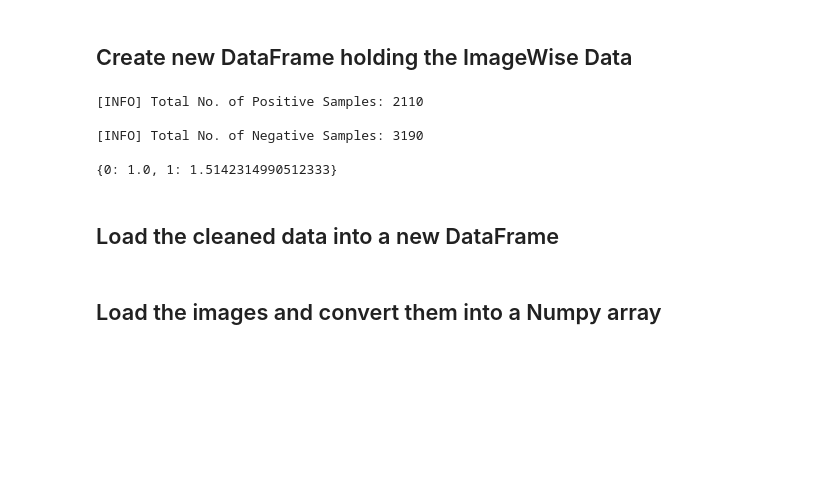
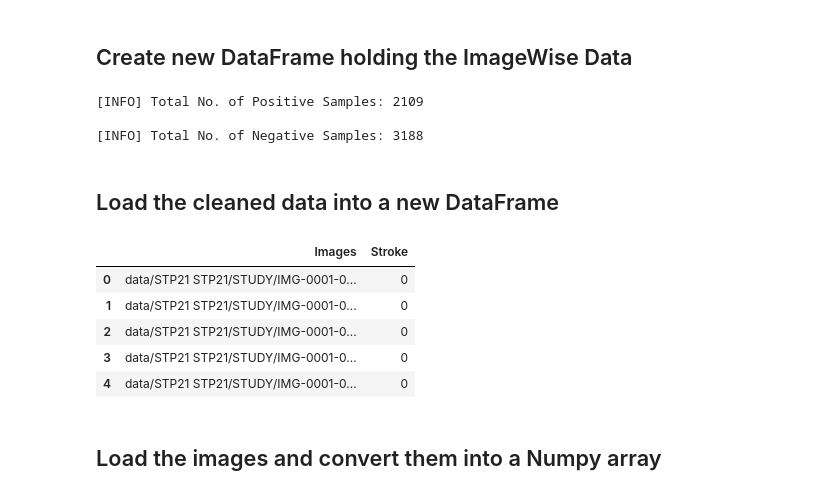
Before and after one commit to DipeshAggarwal/Brain-Stroke, a Jupyter notebook: Brain Stroke.ipynb, the cells around one changed output. Saved outputs shown, nothing was run; the diff lists cells and outputs as text; code cells hidden in the pictures; blank space fills up the shorter version.

```diff
--- a/Brain Stroke.ipynb
+++ b/Brain Stroke.ipynb
@@ -112,40 +113,40 @@ df.head()
 # %% [markdown]
 ## Create new DataFrame holding the ImageWise Data
 # %%
-dataset = {"Images": [], "Tumour": []}
+dataset = {"Images": [], "Stroke": []}
 
 for i in range(1, df.shape[0]+1):
     fn = df["IMAGE NAME"][i]
     pos_l = df.Positive[i]
 
     files = os.listdir(BASE_IMG_DIR + fn + " " + fn + "/" + "STUDY/")
-#     files = sorted(files, key=sort_key)
-#     print(files)
+    files = sorted(files, key=sort_key)
 
     for index, f in enumerate(files):
         dataset["Images"].append(f"{BASE_IMG_DIR}{fn} {fn}/STUDY/{f}")
         if index+1 in pos_l:
-            dataset["Tumour"].append(1)
+            dataset["Stroke"].append(1)
         else:
-            dataset["Tumour"].append(0)
+            dataset["Stroke"].append(0)
 
-info("Total No. of Positive Samples: " + str(dataset["Tumour"].count(1)))
-info("Total No. of Negative Samples: " + str(dataset["Tumour"].count(0)))
-
-class_weights = {0: 1.0, 1: 3192/2108}
-print(class_weights)
+info("Total No. of Positive Samples: " + str(dataset["Stroke"].count(1)))
+info("Total No. of Negative Samples: " + str(dataset["Stroke"].count(0)))
 # %% [output]
-[INFO] Total No. of Positive Samples: 2110
+[INFO] Total No. of Positive Samples: 2109
 
-[INFO] Total No. of Negative Samples: 3190
-
-{0: 1.0, 1: 1.5142314990512333}
+[INFO] Total No. of Negative Samples: 3188
 # %% [markdown]
 ## Load the cleaned data into a new DataFrame
 # %%
 data_df = pd.DataFrame(dataset)
 data_df.head()
-data_df.to_csv("updated2.csv")
+# %% [output]
+|  | Images | Stroke |
+| 0 | data/STP21 STP21/STUDY/IMG-0001-0... | 0 |
+| 1 | data/STP21 STP21/STUDY/IMG-0001-0... | 0 |
+| 2 | data/STP21 STP21/STUDY/IMG-0001-0... | 0 |
+| 3 | data/STP21 STP21/STUDY/IMG-0001-0... | 0 |
+| 4 | data/STP21 STP21/STUDY/IMG-0001-0... | 0 |
 # %% [markdown]
 ## Load the images and convert them into a Numpy array
 # %%
```
Also changed, not shown: parts of 23 cells of this notebook.
